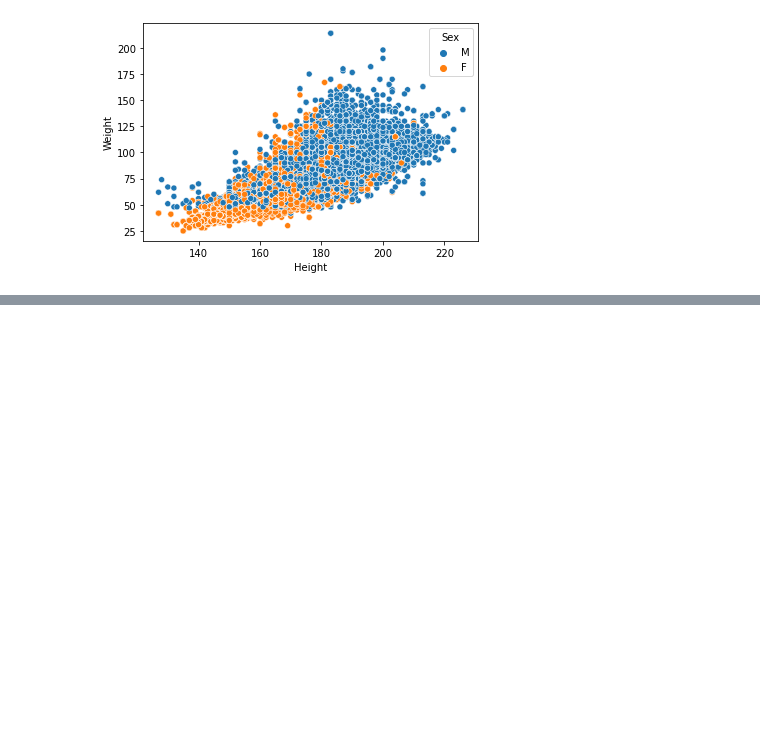
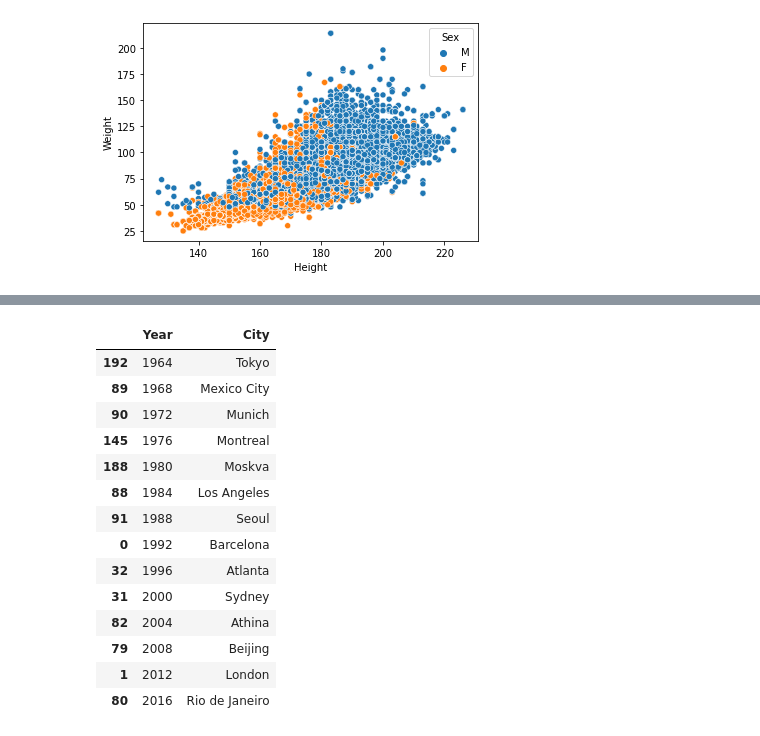
Before and after one commit to ColmRy/UCDPAColmRyan, a Jupyter notebook: Test.ipynb, the cells around one changed output, grey strips where cells are left out. Saved outputs shown, nothing was run; the diff lists cells and outputs as text; code cells hidden in the pictures; blank space fills up the shorter version.

Commit message:
Host data

```diff
--- a/Test.ipynb
+++ b/Test.ipynb
@@ -370,0 +420,19 @@ sns.pairplot(olympics_final_subset, hue='Year')
+# %%
+#host city
+olympics_final_subset[['Year', 'City']].drop_duplicates().sort_values('Year')
+# %% [output]
+|  | Year | City |
+| 192 | 1964 | Tokyo |
+| 89 | 1968 | Mexico City |
+| 90 | 1972 | Munich |
+| 145 | 1976 | Montreal |
+| 188 | 1980 | Moskva |
+| 88 | 1984 | Los Angeles |
+| 91 | 1988 | Seoul |
+| 0 | 1992 | Barcelona |
+| 32 | 1996 | Atlanta |
+| 31 | 2000 | Sydney |
+| 82 | 2004 | Athina |
+| 79 | 2008 | Beijing |
+| 1 | 2012 | London |
+| 80 | 2016 | Rio de Janeiro |
```
Also changed, not shown: parts of 22 cells of this notebook.
